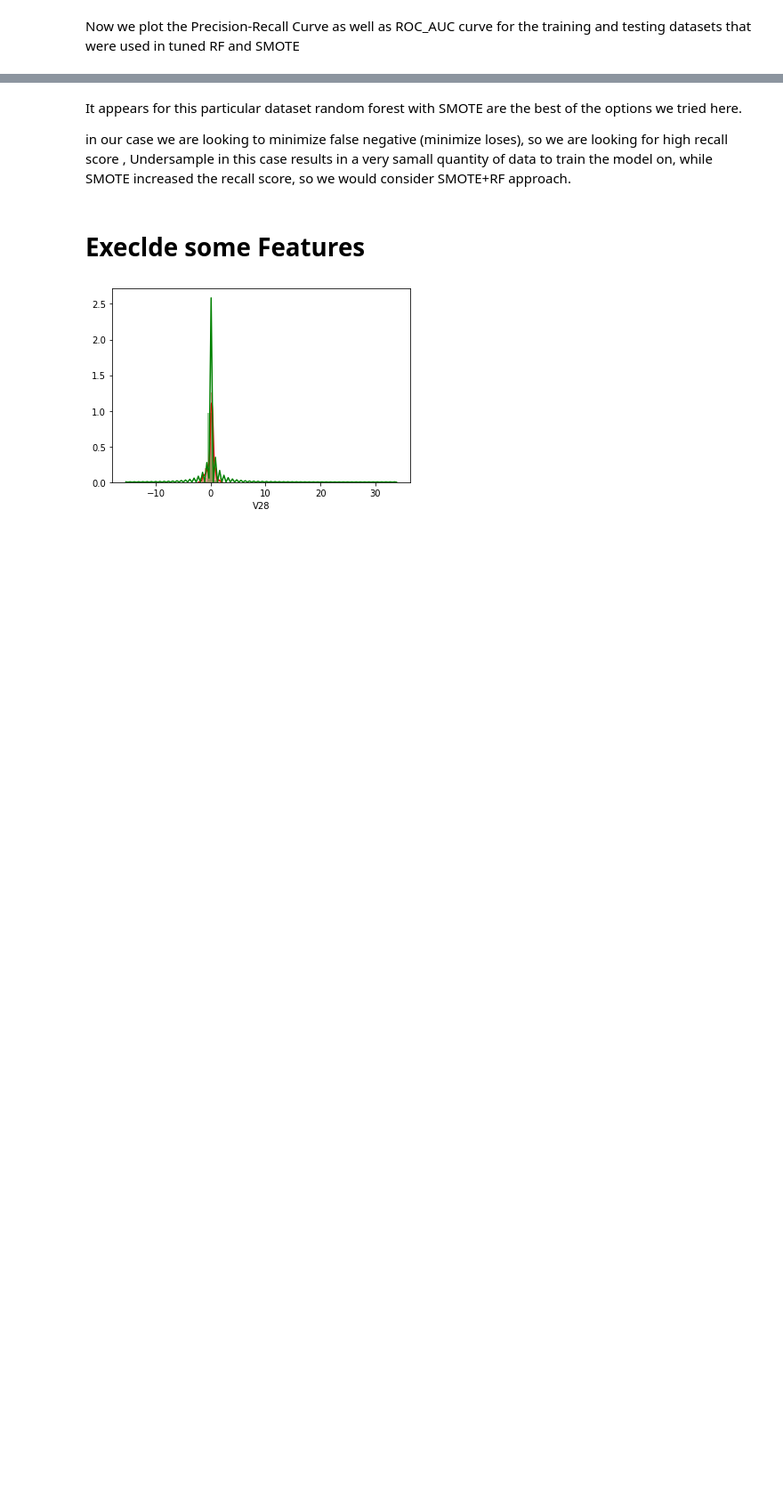
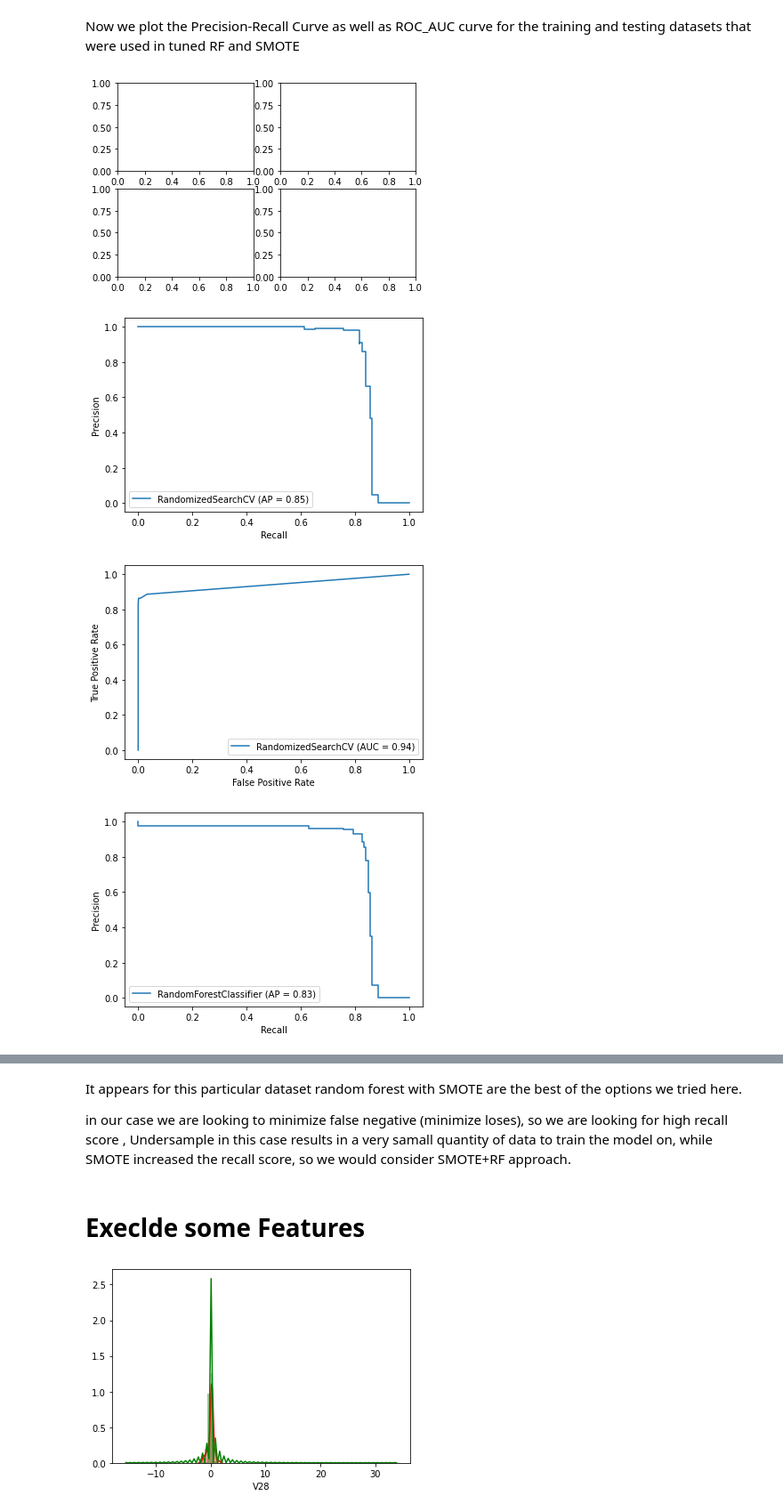
Before and after one commit to asmajabr/FraudDetectionML, a Jupyter notebook: Copy_of_CreditCardFraudDetection.ipynb, the cells around one changed output, grey strips where cells are left out. Shown at 89% size. Cells and saved outputs as stored; diff of their text form; code cells hidden in the pictures; blank space fills up the shorter version.

```diff
--- a/Copy_of_CreditCardFraudDetection.ipynb
+++ b/Copy_of_CreditCardFraudDetection.ipynb
@@ -894,13 +906,18 @@ Now we plot the Precision-Recall Curve as well as ROC_AUC curve for the training
 # %%
 from sklearn.metrics import precision_recall_curve
 from sklearn.metrics import roc_curve
 from sklearn.metrics import plot_precision_recall_curve
 from sklearn.metrics import plot_roc_curve
 import matplotlib.pyplot as plt
 #disp = plot_precision_recall_curve(classifier, X_test, y_test)
 figure, axes = plt.subplots(nrows=2, ncols=2)
 axes[0,0]=plot_precision_recall_curve(tuned_rfc, X_test, y_test)
 axes[0,1]=plot_roc_curve(tuned_rfc,X_test,y_test)
-axes[1,0]=plot_precision_recall_curve(tuned_rf_smote, X_test, y_test)
-axes[1,1]=plot_roc_curve(tuned_rf_smote,X_test,y_test)
+axes[1,0]=plot_precision_recall_curve(smote, X_test, y_test)
+axes[1,1]=plot_roc_curve(smote,X_test,y_test)
 plt.show()
+# %% [output]
+[figure, added]
+[figure, added]
+[figure, added]
+[figure, added]
```
Also changed, not shown: parts of 23 cells of this notebook.
